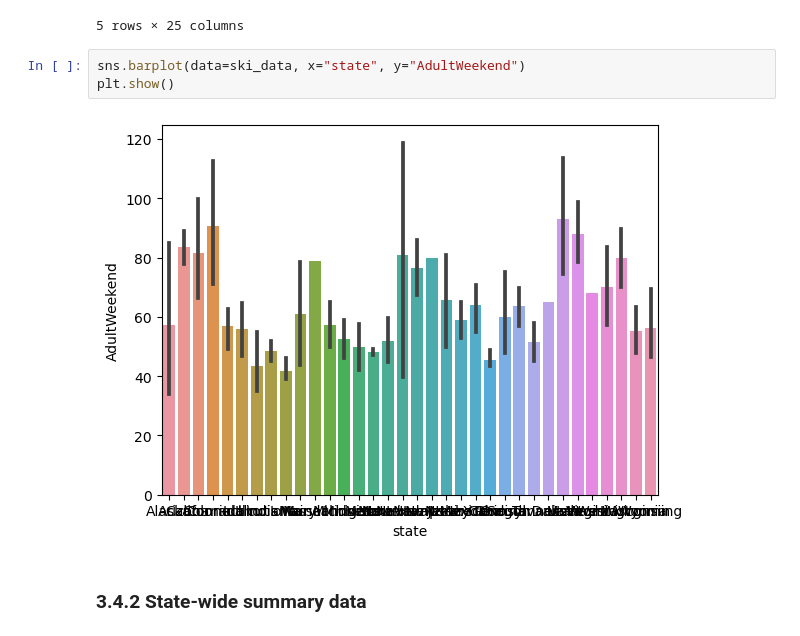
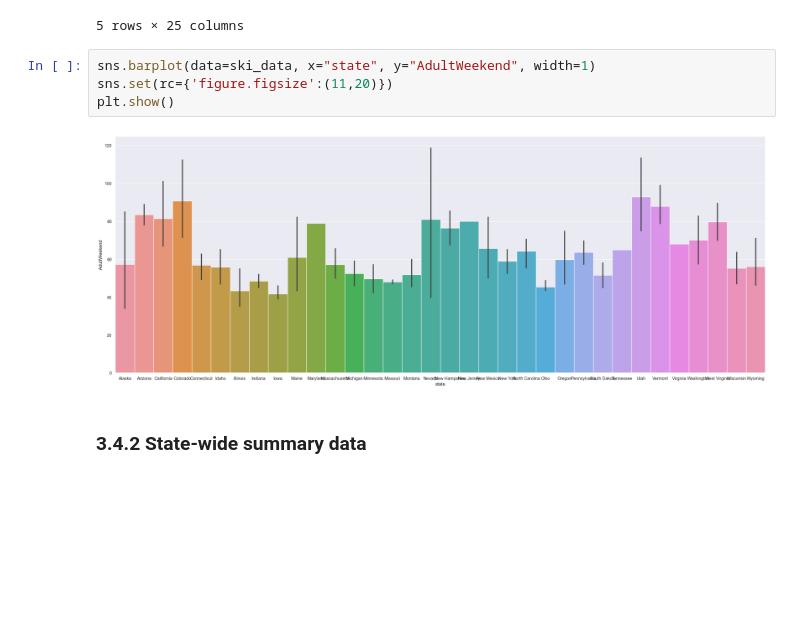
Before and after one commit to gabbycjames/DataScienceGuidedCapstone, a Jupyter notebook: Notebooks/03_exploratory_data_analysis.ipynb, the cells around one changed output. Cells and saved outputs as stored; diff of their text form; blank space fills up the shorter version.

Commit message:
Created graph of ticket price by state

```diff
--- a/Notebooks/03_exploratory_data_analysis.ipynb
+++ b/Notebooks/03_exploratory_data_analysis.ipynb
@@ -86,10 +86,11 @@ ski_data.head()
 | 4 | Sunrise Park Resort | Arizona | Arizona | 11100 | 1800 | 9200 | 0 | 0 | 1 | ... |
 5 rows × 25 columns
 # %%
-sns.barplot(data=ski_data, x="state", y="AdultWeekend")
+sns.barplot(data=ski_data, x="state", y="AdultWeekend", width=1)
+sns.set(rc={'figure.figsize':(11,20)})
 plt.show()
 # %% [output]
-[figure, old version]
+[figure, new version]
 # %% [markdown]
 ### 3.4.2 State-wide summary data<a id='3.4.2_State-wide_summary_data'></a>
 # %%
```
